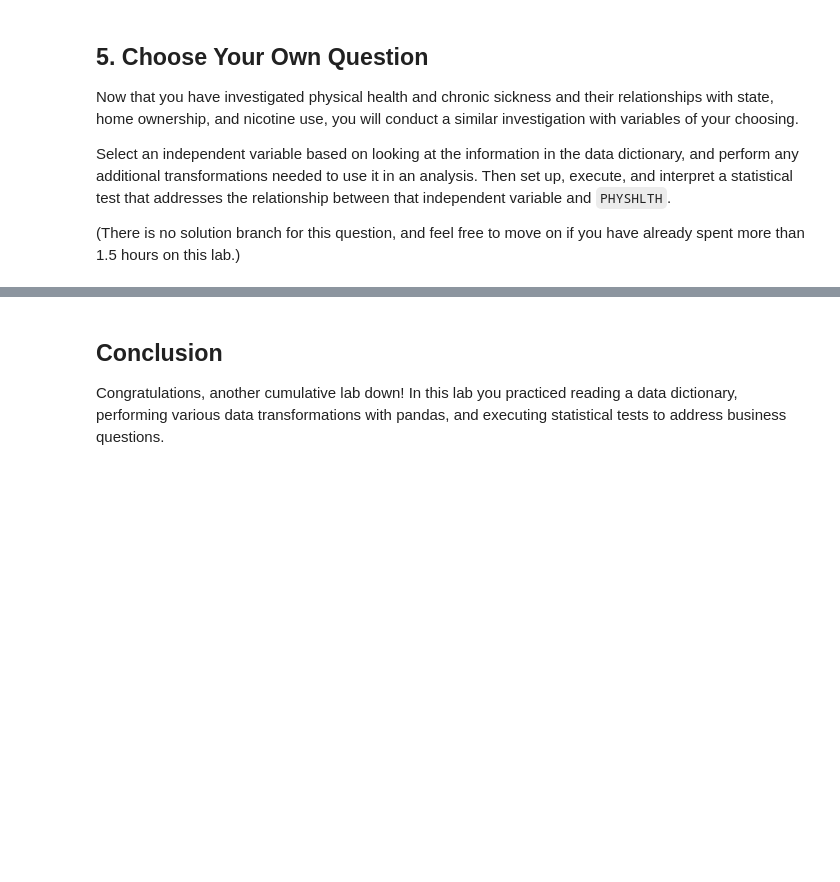
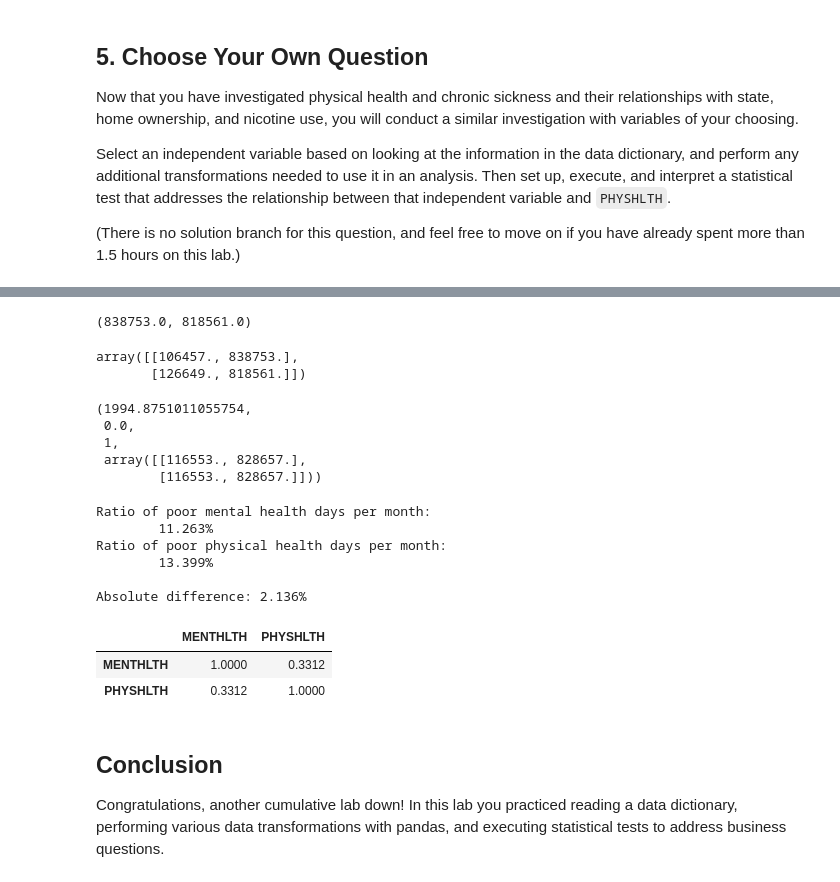
Before and after one commit to smashley-eakland/dsc-hypothesis-testing-lab, a Jupyter notebook: index.ipynb, the cells around one changed output, grey strips where cells are left out. Drawn from its saved outputs; the diff is of its cells as text; code cells hidden in the pictures; blank space fills up the shorter version.

```diff
--- a/index.ipynb
+++ b/index.ipynb
@@ -771,0 +747,28 @@ TypeError: 'Series' objects are mutable, thus they cannot be hashed
+# %%
+total_mental = len(df['MENTHLTH']) *30 #possible days per month
+total_phys = len(df['PHYSHLTH'])*30 #possible days per month
+
+good_mental = total_mental - poor_mental
+good_phys = total_phys - poor_phys
+
+good_mental, good_phys
+# %% [output]
+(838753.0, 818561.0)
+# %%
+contingency_table = np.array([
+    (poor_mental, good_mental),
+    (poor_phys, good_phys)
+])
+
+contingency_table
+# %% [output]
+array([[106457., 838753.],
+       [126649., 818561.]])
+# %%
+stats.chi2_contingency(contingency_table)
+# %% [output]
+(1994.8751011055754,
+ 0.0,
+ 1,
+ array([[116553., 828657.],
+        [116553., 828657.]]))
@@ -772,3 +777,24 @@ TypeError: 'Series' objects are mutable, thus they cannot be hashed
+# %%
+print(f'Ratio of poor mental health days per month:\n\t{100*mental_CR:.3f}%')
+print(f'Ratio of poor physical health days per month:\n\t{100*phys_CR:.3f}%')
+print('')
+print(f'Absolute difference: {100*(phys_CR-mental_CR):.3f}%')
+# %% [output]
+Ratio of poor mental health days per month:
+        11.263%
+Ratio of poor physical health days per month:
+        13.399%
+
+Absolute difference: 2.136%
+# %%
+corr_df = df[['MENTHLTH', 'PHYSHLTH']]
+corr_df
+
+corr_df.corr(method='pearson')
+# %% [output]
+|  | MENTHLTH | PHYSHLTH |
+| MENTHLTH | 1.0000 | 0.3312 |
+| PHYSHLTH | 0.3312 | 1.0000 |
 # %% [markdown]
 ## Conclusion
 
```
Also changed, not shown: parts of 24 cells of this notebook.
